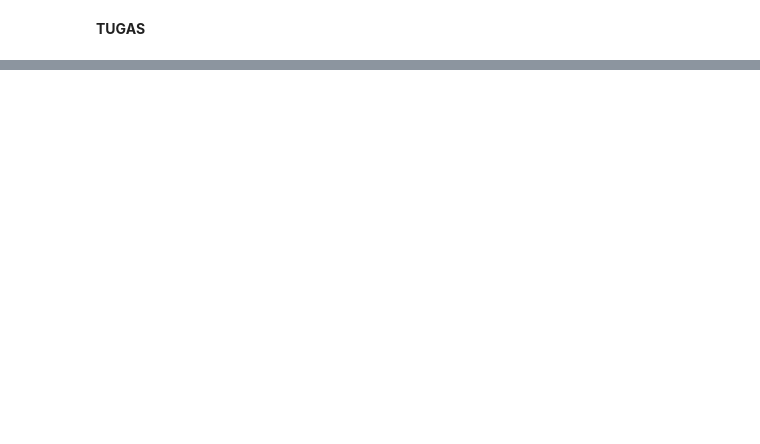
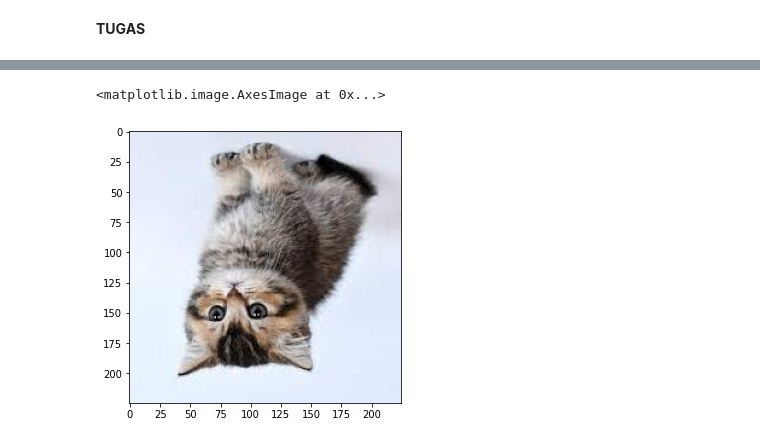
Before and after one commit to nazzaladiy/PCVK_Genap_2022, a Jupyter notebook: week2.ipynb, the cells around one changed output, grey strips where cells are left out. Saved outputs shown, nothing was run; the diff lists cells and outputs as text; code cells hidden in the pictures; blank space fills up the shorter version.

```diff
--- a/week2.ipynb
+++ b/week2.ipynb
@@ -136,0 +188,8 @@ plt.imshow(black_img2)
+# %%
+# 5. Tampilkan image dengan posisi terbalik!
+fig = plt.figure(figsize=(5,5))     #ubah-ubah ukuran (5,5) sesuai kebutuhan
+ax = fig.add_subplot(111)
+ax.imshow(img5)
+# %% [output]
+<matplotlib.image.AxesImage at 0x...>
+[figure, added]
```
Also changed, not shown: parts of 12 cells of this notebook.
